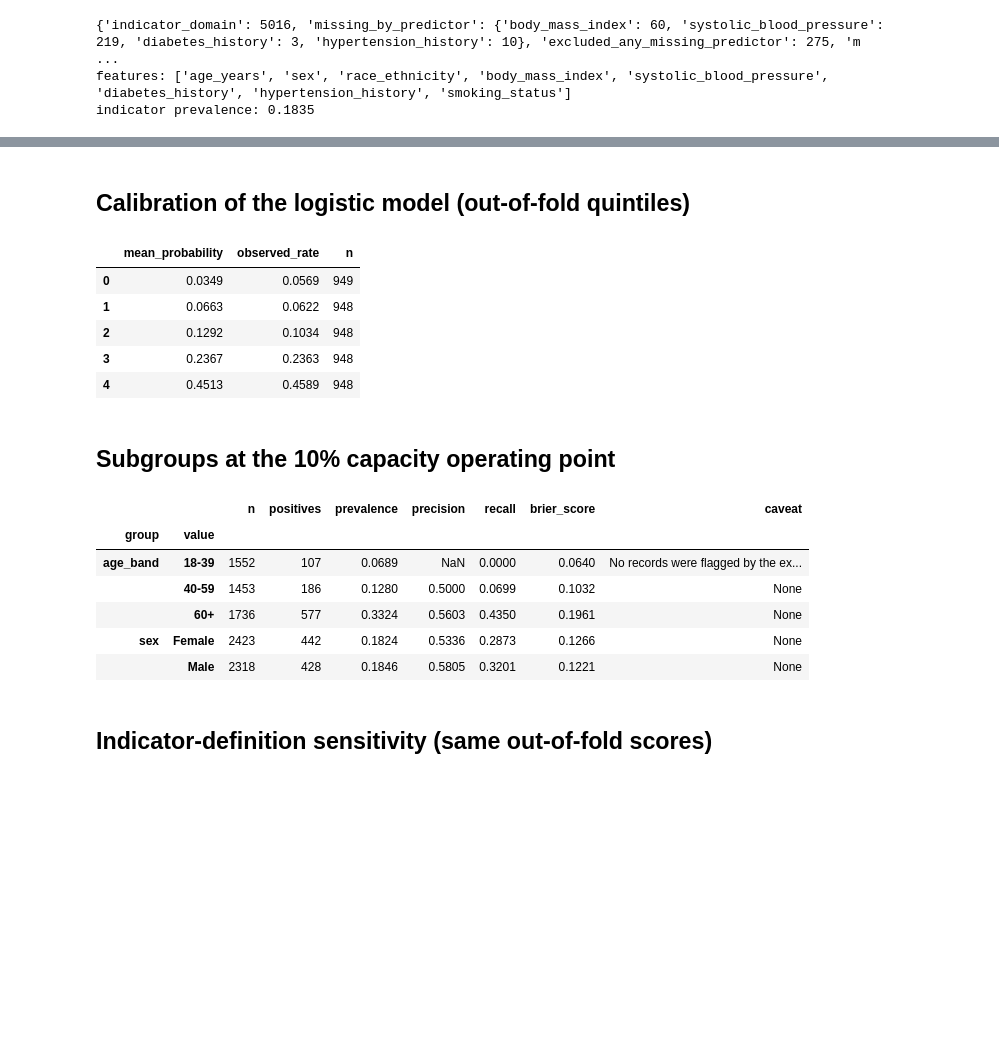
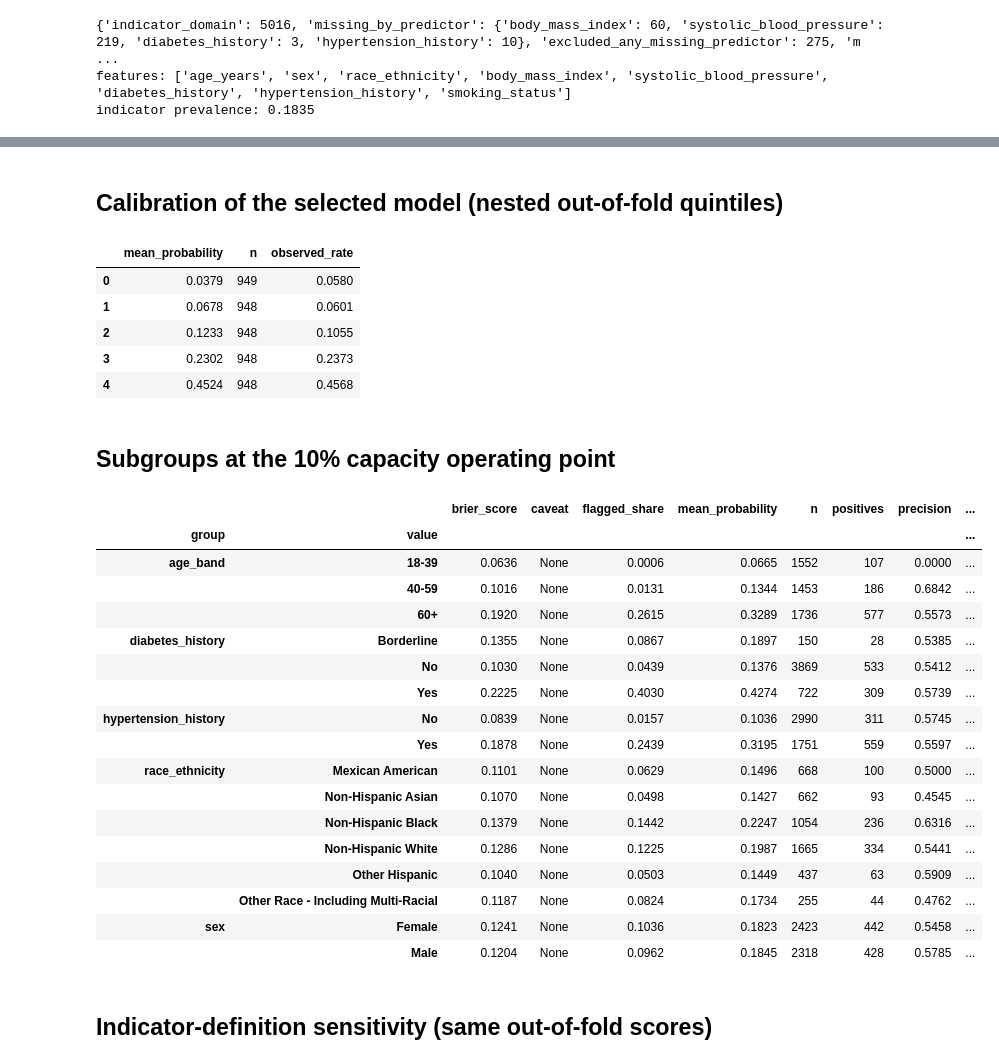
Before and after one commit to cperrone96/ckd-launch-intelligence, a Jupyter notebook: notebooks/02_patient_finding.ipynb, the cells around one changed output, grey strips where cells are left out. Drawn from its saved outputs; the diff is of its cells as text; code cells hidden in the pictures; blank space fills up the shorter version.

```diff
--- a/notebooks/02_patient_finding.ipynb
+++ b/notebooks/02_patient_finding.ipynb
@@ -43,22 +81,17 @@ indicator prevalence: 0.1835
 # %%
-replicates = 1000 if loaded.evidence_type == "public_observed" else 200
-comparison = train_patient_finding_models(
-    cohort.frame, cohort.groups, capacity=0.10, bootstrap_replicates=replicates
-)
-print(comparison.split)
-
-rows = [
-    {
-        "model": name,
-        "roc_auc": m.roc_auc,
-        "roc_auc_95ci": f"{m.roc_auc_interval.low:.3f}-{m.roc_auc_interval.high:.3f}",
-        "pr_auc": m.pr_auc,
-        "pr_auc_95ci": f"{m.pr_auc_interval.low:.3f}-{m.pr_auc_interval.high:.3f}",
-        "brier": m.brier_score,
-        "precision_at_top10": m.precision,
-        "recall_at_top10": m.recall,
-    }
-    for name, m in comparison.models.items()
-]
-pd.DataFrame(rows).set_index("model")
+pd.DataFrame(
+    [
+        {
+            "model": name,
+            "roc_auc": m["roc_auc"],
+            "roc_auc_low": m["roc_auc_interval"]["low"],
+            "roc_auc_high": m["roc_auc_interval"]["high"],
+            "pr_auc": m["pr_auc"],
+            "brier": m["brier_score"],
+            "precision_at_top10": m["precision"],
+            "recall_at_top10": m["recall"],
+        }
+        for name, m in artifact["models"].items()
+    ]
+).set_index("model")
 # %% [output]
@@ -96,32 +137,43 @@ pd.DataFrame(
 # %% [markdown]
-## Calibration of the logistic model (out-of-fold quintiles)
+## Calibration of the selected model (nested out-of-fold quintiles)
 # %%
-pd.DataFrame([asdict(b) for b in comparison.models["logistic_regression"].calibration_bins])
+pd.DataFrame(artifact["models"]["nested_selection"]["calibration_bins"])
 # %% [output]
-|  | mean_probability | observed_rate | n |
-| 0 | 0.0349 | 0.0569 | 949 |
-| 1 | 0.0663 | 0.0622 | 948 |
-| 2 | 0.1292 | 0.1034 | 948 |
-| 3 | 0.2367 | 0.2363 | 948 |
-| 4 | 0.4513 | 0.4589 | 948 |
+|  | mean_probability | n | observed_rate |
+| 0 | 0.0379 | 949 | 0.0580 |
+| 1 | 0.0678 | 948 | 0.0601 |
+| 2 | 0.1233 | 948 | 0.1055 |
+| 3 | 0.2302 | 948 | 0.2373 |
+| 4 | 0.4524 | 948 | 0.4568 |
 # %% [markdown]
 ## Subgroups at the 10% capacity operating point
 # %%
 pd.DataFrame(
     [
-        {key: value for key, value in asdict(row).items() if not key.endswith("_interval")}
-        for rows in comparison.subgroups.values()
+        {key: value for key, value in row.items() if not key.endswith("_interval")}
+        for rows in artifact["subgroups"].values()
         for row in rows
     ]
 ).set_index(["group", "value"])
 # %% [output]
-|  |  | n | positives | prevalence | precision | recall | brier_score | caveat |
-| group | value |  |  |  |  |  |  |  |
-| age_band | 18-39 | 1552 | 107 | 0.0689 | NaN | 0.0000 | 0.0640 | No records were flagged by the ex... |
-|  | 40-59 | 1453 | 186 | 0.1280 | 0.5000 | 0.0699 | 0.1032 | None |
-|  | 60+ | 1736 | 577 | 0.3324 | 0.5603 | 0.4350 | 0.1961 | None |
-| sex | Female | 2423 | 442 | 0.1824 | 0.5336 | 0.2873 | 0.1266 | None |
-|  | Male | 2318 | 428 | 0.1846 | 0.5805 | 0.3201 | 0.1221 | None |
+|  |  | brier_score | caveat | flagged_share | mean_probability | n | positives | precision | ... |
+| group | value |  |  |  |  |  |  |  | ... |
+| age_band | 18-39 | 0.0636 | None | 0.0006 | 0.0665 | 1552 | 107 | 0.0000 | ... |
+|  | 40-59 | 0.1016 | None | 0.0131 | 0.1344 | 1453 | 186 | 0.6842 | ... |
+|  | 60+ | 0.1920 | None | 0.2615 | 0.3289 | 1736 | 577 | 0.5573 | ... |
+| diabetes_history | Borderline | 0.1355 | None | 0.0867 | 0.1897 | 150 | 28 | 0.5385 | ... |
+|  | No | 0.1030 | None | 0.0439 | 0.1376 | 3869 | 533 | 0.5412 | ... |
+|  | Yes | 0.2225 | None | 0.4030 | 0.4274 | 722 | 309 | 0.5739 | ... |
+| hypertension_history | No | 0.0839 | None | 0.0157 | 0.1036 | 2990 | 311 | 0.5745 | ... |
+|  | Yes | 0.1878 | None | 0.2439 | 0.3195 | 1751 | 559 | 0.5597 | ... |
+| race_ethnicity | Mexican American | 0.1101 | None | 0.0629 | 0.1496 | 668 | 100 | 0.5000 | ... |
+|  | Non-Hispanic Asian | 0.1070 | None | 0.0498 | 0.1427 | 662 | 93 | 0.4545 | ... |
+|  | Non-Hispanic Black | 0.1379 | None | 0.1442 | 0.2247 | 1054 | 236 | 0.6316 | ... |
+|  | Non-Hispanic White | 0.1286 | None | 0.1225 | 0.1987 | 1665 | 334 | 0.5441 | ... |
+|  | Other Hispanic | 0.1040 | None | 0.0503 | 0.1449 | 437 | 63 | 0.5909 | ... |
+|  | Other Race - Including Multi-Racial | 0.1187 | None | 0.0824 | 0.1734 | 255 | 44 | 0.4762 | ... |
+| sex | Female | 0.1241 | None | 0.1036 | 0.1823 | 2423 | 442 | 0.5458 | ... |
+|  | Male | 0.1204 | None | 0.0962 | 0.1845 | 2318 | 428 | 0.5785 | ... |
 # %% [markdown]
 ## Indicator-definition sensitivity (same out-of-fold scores)
 # %%
```
Also changed, not shown: parts of 14 cells of this notebook, 16 other files.
